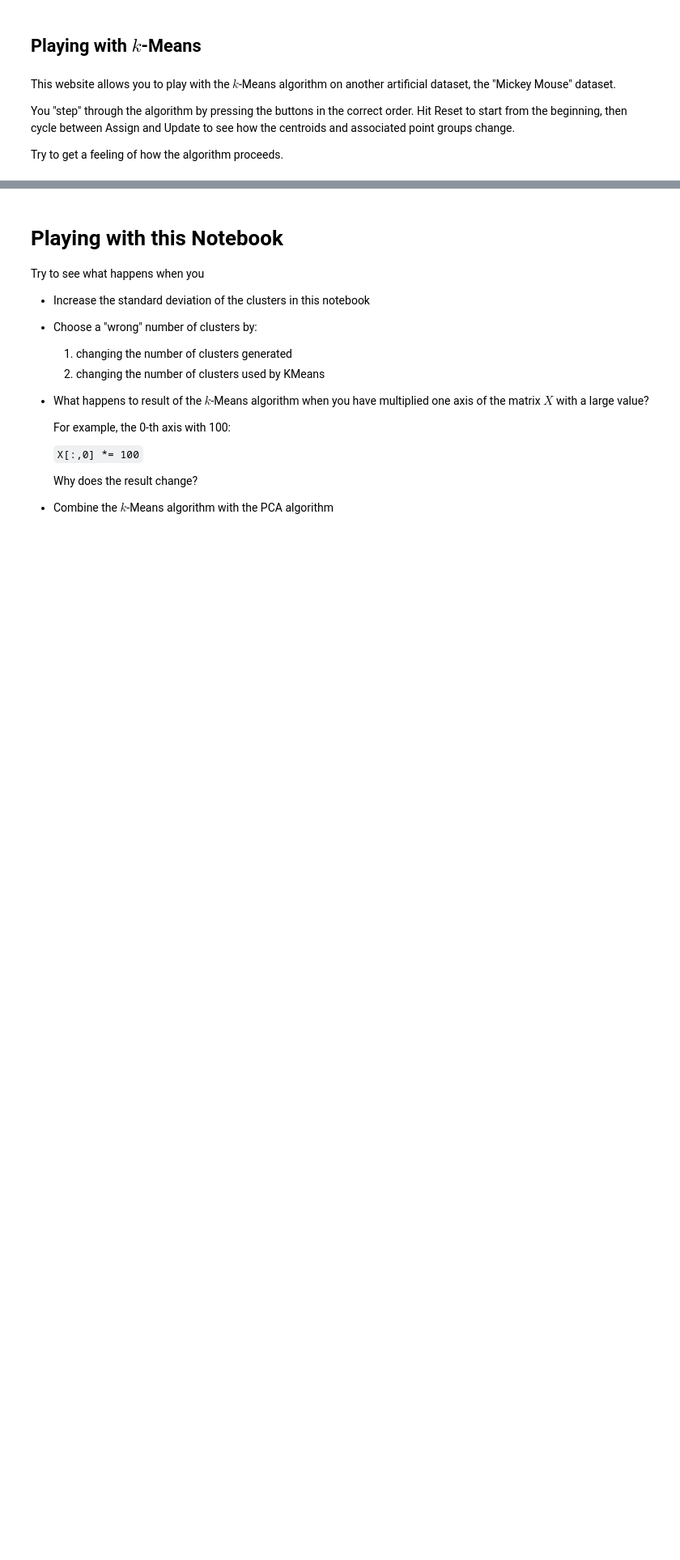
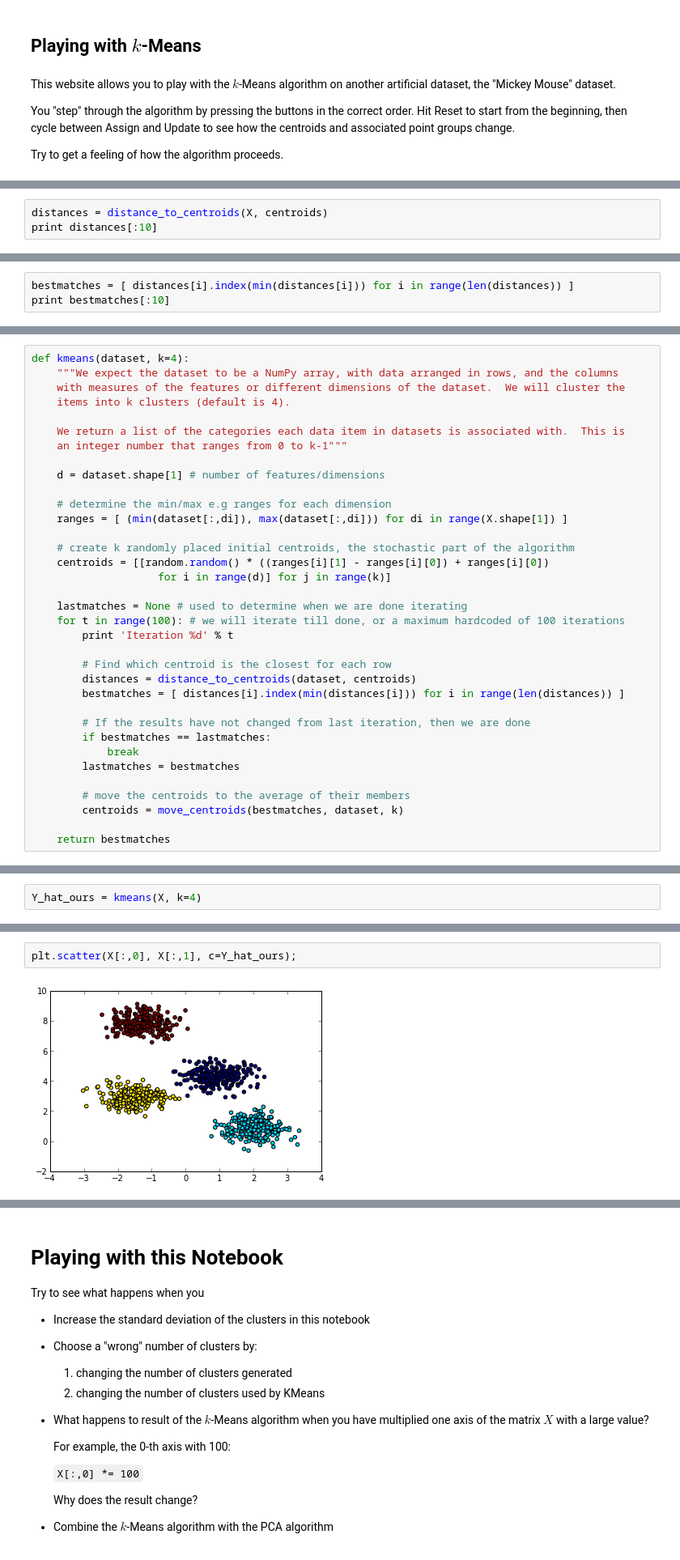
Before and after one commit to tgrasty/CSCI574-Machine-Learning, a Jupyter notebook: Lecture-2-KMeans.ipynb, the cells around one changed output, grey strips where cells are left out. Shown: that part at 81% size. Drawn from its saved outputs; the diff is of its cells as text; blank space fills up the shorter version.

```diff
--- a/Lecture-2-KMeans.ipynb
+++ b/Lecture-2-KMeans.ipynb
@@ -129,0 +271,3 @@ HTML('<iframe src=http://icperformance.com/wp-content/demos/kmeansmouse.html wid
+# %%
+distances = distance_to_centroids(X, centroids)
+print distances[:10]
@@ -129,0 +286,3 @@ HTML('<iframe src=http://icperformance.com/wp-content/demos/kmeansmouse.html wid
+# %%
+bestmatches = [ distances[i].index(min(distances[i])) for i in range(len(distances)) ]
+print bestmatches[:10]
@@ -129,0 +353,35 @@ HTML('<iframe src=http://icperformance.com/wp-content/demos/kmeansmouse.html wid
+# %%
+def kmeans(dataset, k=4):
+    """We expect the dataset to be a NumPy array, with data arranged in rows, and the columns
+    with measures of the features or different dimensions of the dataset.  We will cluster the
+    items into k clusters (default is 4).
+
+    We return a list of the categories each data item in datasets is associated with.  This is
+    an integer number that ranges from 0 to k-1"""
+
+    d = dataset.shape[1] # number of features/dimensions
+
+    # determine the min/max e.g ranges for each dimension
+    ranges = [ (min(dataset[:,di]), max(dataset[:,di])) for di in range(X.shape[1]) ]
+
+    # create k randomly placed initial centroids, the stochastic part of the algorithm
+    centroids = [[random.random() * ((ranges[i][1] - ranges[i][0]) + ranges[i][0])
+                    for i in range(d)] for j in range(k)]
+
+    lastmatches = None # used to determine when we are done iterating
+    for t in range(100): # we will iterate till done, or a maximum hardcoded of 100 iterations
+        print 'Iteration %d' % t
+
+        # Find which centroid is the closest for each row
+        distances = distance_to_centroids(dataset, centroids)
+        bestmatches = [ distances[i].index(min(distances[i])) for i in range(len(distances)) ]
+
+        # If the results have not changed from last iteration, then we are done
+        if bestmatches == lastmatches:
+            break
+        lastmatches = bestmatches
+
+        # move the centroids to the average of their members
+        centroids = move_centroids(bestmatches, dataset, k)
+
+    return bestmatches
@@ -129,0 +390,2 @@ HTML('<iframe src=http://icperformance.com/wp-content/demos/kmeansmouse.html wid
+# %%
+Y_hat_ours = kmeans(X, k=4)
@@ -129,0 +401,4 @@ HTML('<iframe src=http://icperformance.com/wp-content/demos/kmeansmouse.html wid
+# %%
+plt.scatter(X[:,0], X[:,1], c=Y_hat_ours);
+# %% [output]
+[figure, added]
```
Also changed, not shown: parts of 50 cells of this notebook.
